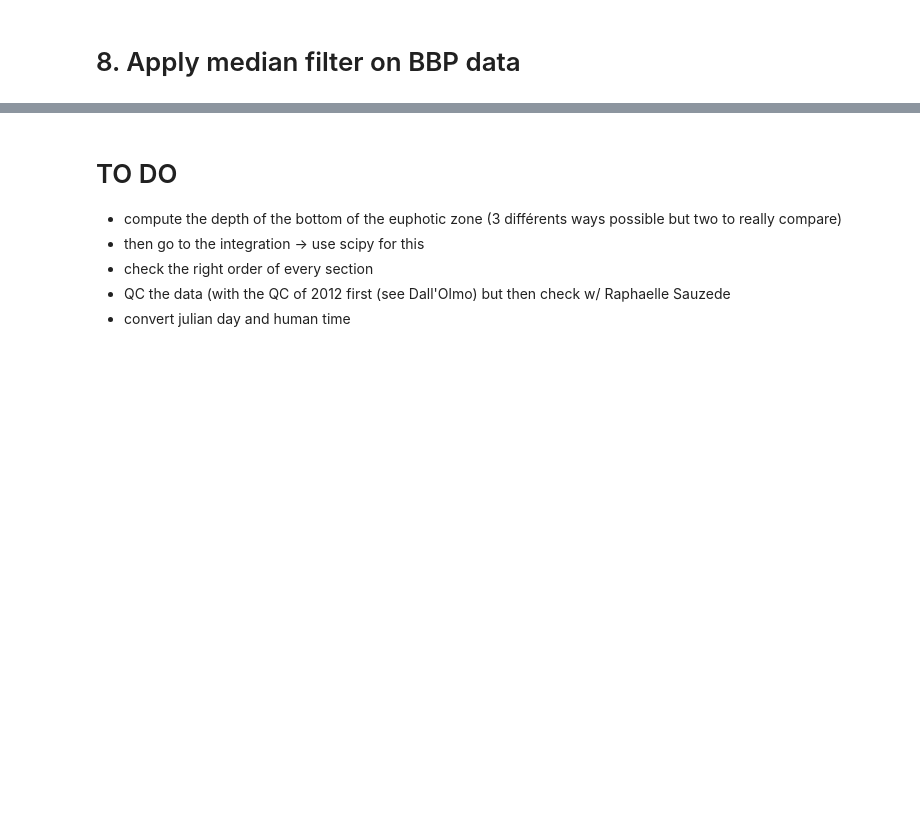
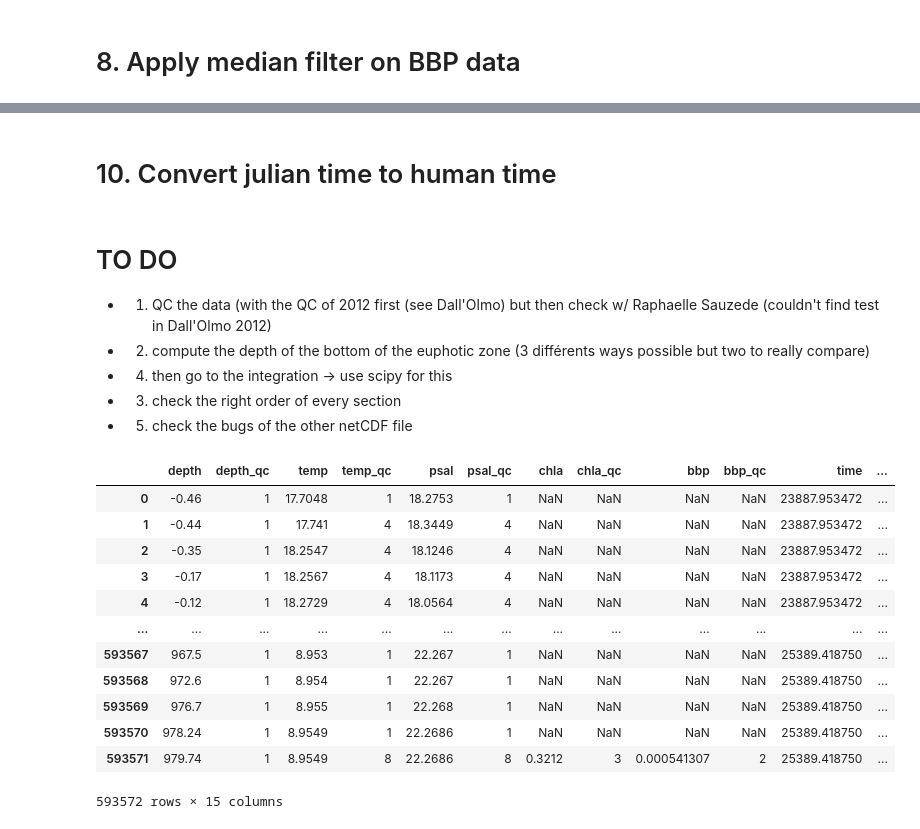
Before and after one commit to fricour/CarbonFluxes, a Jupyter notebook: carbon.ipynb, the cells around one changed output, grey strips where cells are left out. Saved outputs shown, nothing was run; the diff lists cells and outputs as text; code cells hidden in the pictures; blank space fills up the shorter version.

```diff
--- a/carbon.ipynb
+++ b/carbon.ipynb
@@ -137,3 +137,7 @@ data['psal_qc'] = data['psal_qc'].apply(bytes_to_int)
 data['depth_qc'] = data['depth_qc'].apply(bytes_to_int)
 data['chla_qc'] = data['chla_qc'].apply(bytes_to_int)
 data['bbp_qc'] = data['bbp_qc'].apply(bytes_to_int)
+# %%
+# remove negative NaN depth and negative depths
+data = data[data.depth != 'NaN']
+data = data[data.depth >= 0]
@@ -139,0 +165,30 @@ data['bbp_qc'] = data['bbp_qc'].apply(bytes_to_int)
+# %%
+# mmmh need to adress two issues, the presence of NaN and when we don't have enough data before 10?
+
+sigma_criteria = 0.03
+depth_ref = 10 # need to be adapted ?? otherwise there could be issues with bad PSAL and TEMP data
+from scipy.interpolate import interp1d
+
+def compute_MLD(group): # this will probably need to be adapted after QC application (for NaN for instance, or if sigma data between the surface and 10m are bad)
+
+    # subset group to avoid NaN issue (i.e. TypeError: '<' not supported between instances of 'str' and 'float')
+    tmp = group[['depth', 'sigma']]
+    tmp = tmp[tmp.sigma != 'NaN']
+    #tmp = tmp[tmp.depth != 'NaN']
+
+    # check if first depth is below depth_ref
+    if(np.min(tmp['depth'] >= depth_ref)):
+        group['MLD'] = np.repeat('NaN', group.shape[0])
+    else:
+        # approx sigma et 10m
+        f = interp1d(tmp['depth'], tmp['sigma']) # linear interp
+        # we define sigma_surface as sigma at 10m
+        sigma_surface = float(f(depth_ref))
+        MLD = np.min(tmp[tmp['sigma'] >= sigma_surface + sigma_criteria]['depth'])
+        group['MLD'] = np.repeat(MLD, group.shape[0])
+    return(group)
+
+data = data.groupby('id').apply(compute_MLD)
+
+# only keep data for which we have a MLD
+data = data[data.MLD != 'NaN']
@@ -299,0 +299,10 @@ data
+# %% [markdown]
+# 10. Convert julian time to human time
+# %%
+import datetime
+def julian_to_human(group):
+    gregorian_time = datetime.date(1950, 1, 1) + datetime.timedelta(days=np.min(group['time']))
+    group['human_time'] = np.repeat(gregorian_time.strftime('%d-%m-%Y'), group.shape[0])
+    return(group)
+
+data = data.groupby('id').apply(julian_to_human)
@@ -300,7 +311,7 @@ data
 # %% [markdown]
 # TO DO
-- compute the depth of the bottom of the euphotic zone (3 différents ways possible but two to really compare)
-- then go to the integration -> use scipy for this
-- check the right order of every section
-- QC the data (with the QC of 2012 first (see Dall'Olmo) but then check w/ Raphaelle Sauzede
-- convert julian day and human time
+- 1. QC the data (with the QC of 2012 first (see Dall'Olmo) but then check w/ Raphaelle Sauzede (couldn't find test in Dall'Olmo 2012)
+- 2. compute the depth of the bottom of the euphotic zone (3 différents ways possible but two to really compare)
+- 4. then go to the integration -> use scipy for this
+- 3. check the right order of every section
+- 5. check the bugs of the other netCDF file
@@ -308,0 +318,16 @@ tmp
+# %%
+data
+# %% [output]
+|  | depth | depth_qc | temp | temp_qc | psal | psal_qc | chla | chla_qc | bbp | bbp_qc | time | ... |
+| 0 | -0.46 | 1 | 17.7048 | 1 | 18.2753 | 1 | NaN | NaN | NaN | NaN | 23887.953472 | ... |
+| 1 | -0.44 | 1 | 17.741 | 4 | 18.3449 | 4 | NaN | NaN | NaN | NaN | 23887.953472 | ... |
+| 2 | -0.35 | 1 | 18.2547 | 4 | 18.1246 | 4 | NaN | NaN | NaN | NaN | 23887.953472 | ... |
+| 3 | -0.17 | 1 | 18.2567 | 4 | 18.1173 | 4 | NaN | NaN | NaN | NaN | 23887.953472 | ... |
+| 4 | -0.12 | 1 | 18.2729 | 4 | 18.0564 | 4 | NaN | NaN | NaN | NaN | 23887.953472 | ... |
+| ... | ... | ... | ... | ... | ... | ... | ... | ... | ... | ... | ... | ... |
+| 593567 | 967.5 | 1 | 8.953 | 1 | 22.267 | 1 | NaN | NaN | NaN | NaN | 25389.418750 | ... |
+| 593568 | 972.6 | 1 | 8.954 | 1 | 22.267 | 1 | NaN | NaN | NaN | NaN | 25389.418750 | ... |
+| 593569 | 976.7 | 1 | 8.955 | 1 | 22.268 | 1 | NaN | NaN | NaN | NaN | 25389.418750 | ... |
+| 593570 | 978.24 | 1 | 8.9549 | 1 | 22.2686 | 1 | NaN | NaN | NaN | NaN | 25389.418750 | ... |
+| 593571 | 979.74 | 1 | 8.9549 | 8 | 22.2686 | 8 | 0.3212 | 3 | 0.000541307 | 2 | 25389.418750 | ... |
+593572 rows × 15 columns
```
Also changed, not shown: parts of 18 cells of this notebook.
